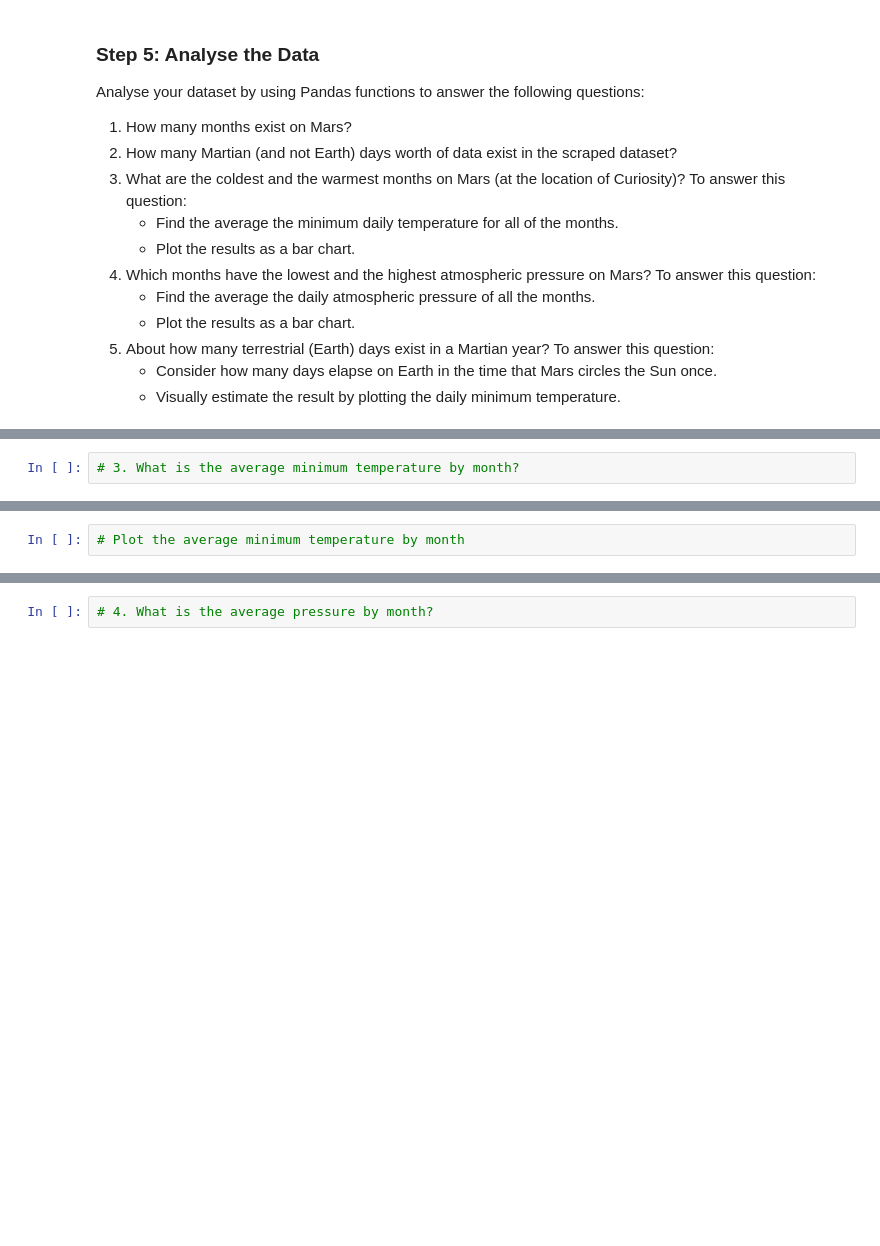
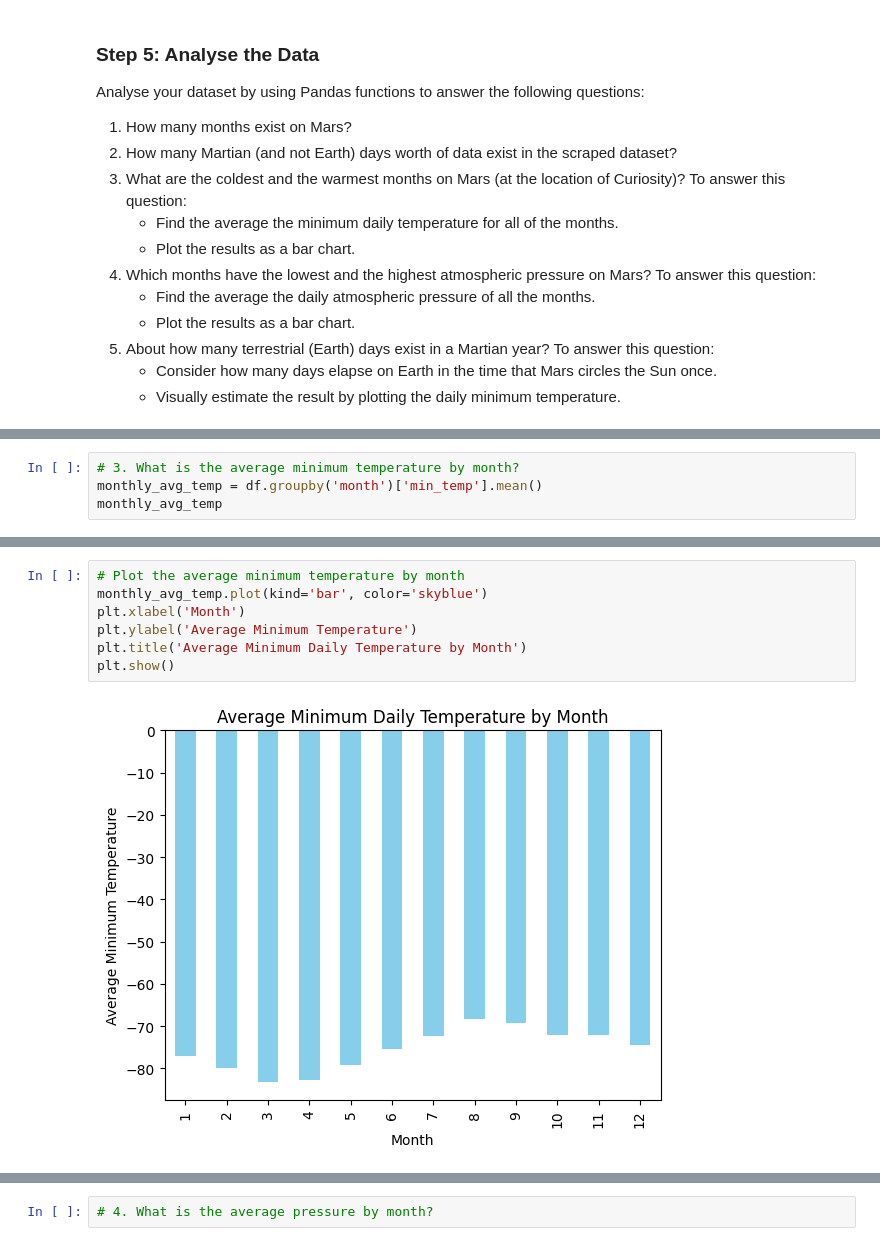
Before and after one commit to yslavcom-code/challenge-11-mars-scraping, a Jupyter notebook: part_2_mars_weather.ipynb, the cells around one changed output, grey strips where cells are left out. Drawn from its saved outputs; the diff is of its cells as text; blank space fills up the shorter version.

Commit message:
ploted temps

```diff
--- a/part_2_mars_weather.ipynb
+++ b/part_2_mars_weather.ipynb
@@ -137,2 +145,4 @@ Analyse your dataset by using Pandas functions to answer the following questions
 # %%
 # 3. What is the average minimum temperature by month?
+monthly_avg_temp = df.groupby('month')['min_temp'].mean()
+monthly_avg_temp
@@ -139,4 +164,11 @@ Analyse your dataset by using Pandas functions to answer the following questions
-# %%
-# Plot the average minimum temperature by month
+# %%
+# Plot the average minimum temperature by month
+monthly_avg_temp.plot(kind='bar', color='skyblue')
+plt.xlabel('Month')
+plt.ylabel('Average Minimum Temperature')
+plt.title('Average Minimum Daily Temperature by Month')
+plt.show()
+# %% [output]
+[figure, added]
 # %%
 # Identify the coldest and hottest months in Curiosity's location by sorting the previous graph
```
Also changed, not shown: parts of 5 cells of this notebook.
